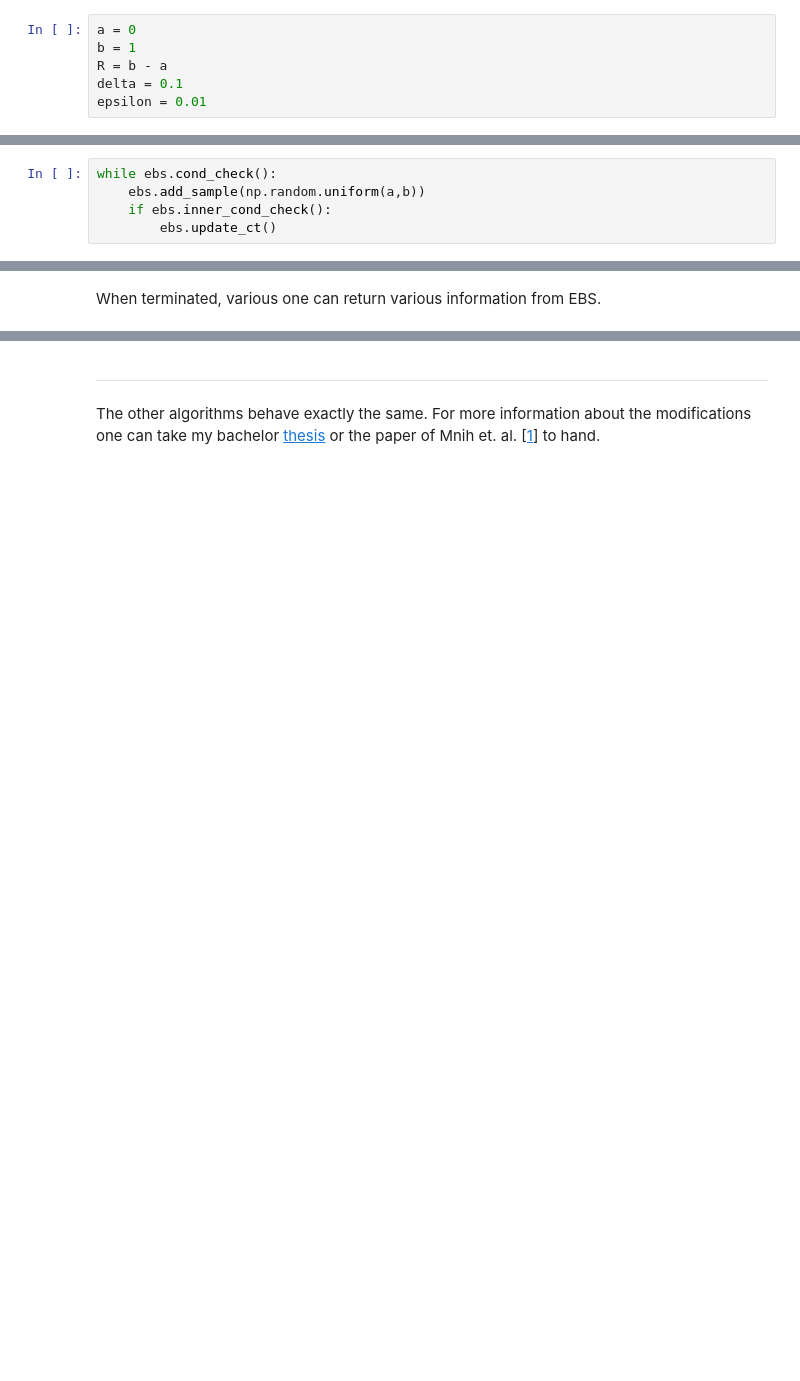
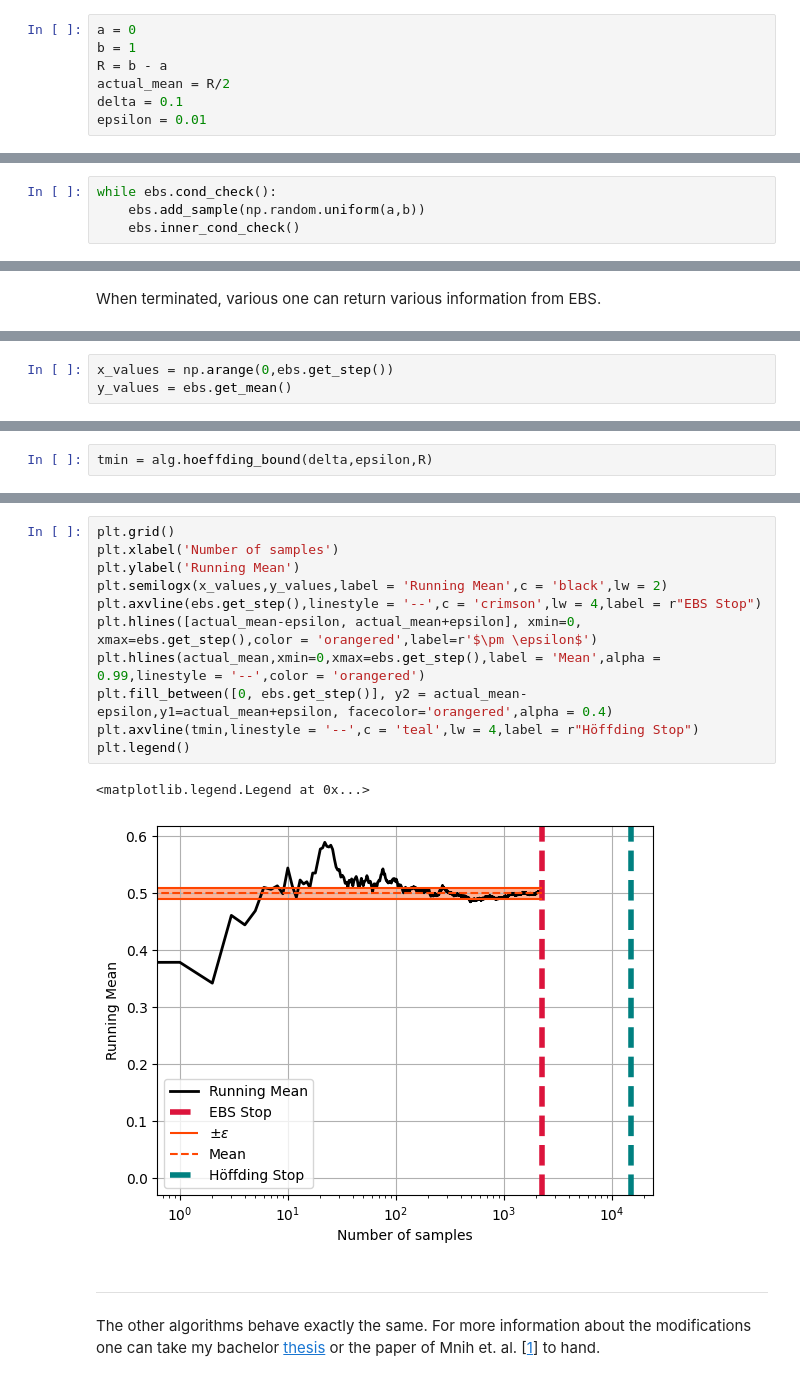
Before and after one commit to UgurTepe/EmpiricalBernsteinAlgorithm, a Jupyter notebook: tutorial.ipynb, the cells around one changed output, grey strips where cells are left out. Drawn from its saved outputs; the diff is of its cells as text; blank space fills up the shorter version.

Commit message:
Visual example added

```diff
--- a/tutorial.ipynb
+++ b/tutorial.ipynb
@@ -34,6 +45,7 @@ In this example, a uniform distribution is used.
 a = 0
 b = 1
 R = b - a
+actual_mean = R/2
 delta = 0.1
 epsilon = 0.01
 # %% [markdown]
@@ -45,5 +59,4 @@ The loop where the algorithm is actually running.
 # %%
 while ebs.cond_check():
     ebs.add_sample(np.random.uniform(a,b))
-    if ebs.inner_cond_check():
-        ebs.update_ct()
+    ebs.inner_cond_check()
@@ -57,0 +80,3 @@ Estimate:  0.501474731190747
+# %%
+x_values = np.arange(0,ebs.get_step())
+y_values = ebs.get_mean()
@@ -57,0 +85,2 @@ Estimate:  0.501474731190747
+# %%
+tmin = alg.hoeffding_bound(delta,epsilon,R)
@@ -58,3 +92,17 @@ Estimate:  0.501474731190747
+# %%
+plt.grid()
+plt.xlabel('Number of samples')
+plt.ylabel('Running Mean')
+plt.semilogx(x_values,y_values,label = 'Running Mean',c = 'black',lw = 2)
+plt.axvline(ebs.get_step(),linestyle = '--',c = 'crimson',lw = 4,label = r"EBS Stop")
+plt.hlines([actual_mean-epsilon, actual_mean+epsilon], xmin=0, xmax=ebs.get_step(),color = 'orangered',label=r'$\pm \epsilon$')
+plt.hlines(actual_mean,xmin=0,xmax=ebs.get_step(),label = 'Mean',alpha = 0.99,linestyle = '--',color = 'orangered')
+plt.fill_between([0, ebs.get_step()], y2 = actual_mean-epsilon,y1=actual_mean+epsilon, facecolor='orangered',alpha = 0.4)
+plt.axvline(tmin,linestyle = '--',c = 'teal',lw = 4,label = r"Höffding Stop")
+plt.legend()
+# %% [output]
+<matplotlib.legend.Legend at 0x...>
+[figure, added]
 # %% [markdown]
 ***
 # %% [markdown]
```
Also changed, not shown: parts of 11 cells of this notebook, 2 other files.
